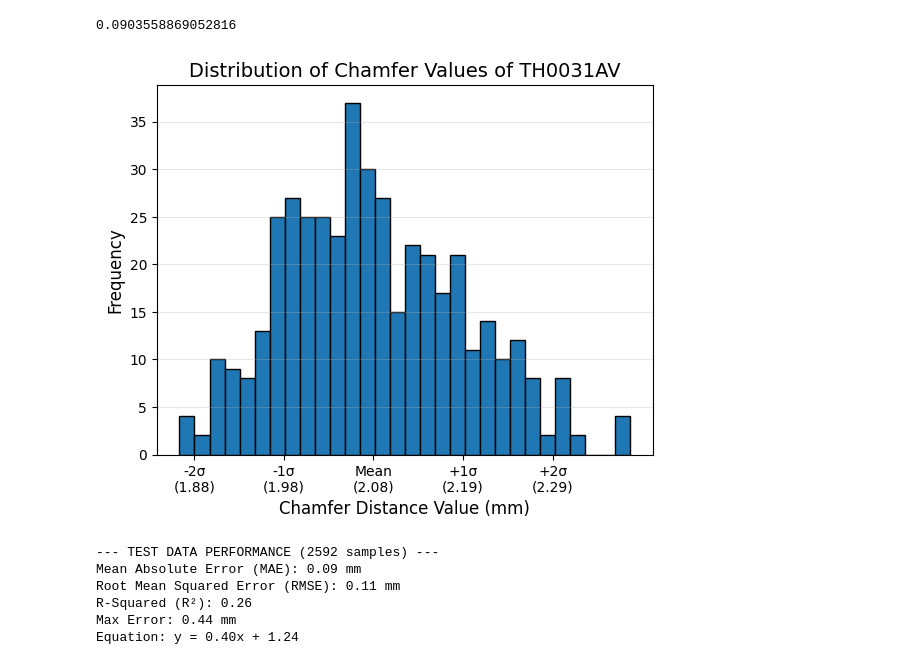
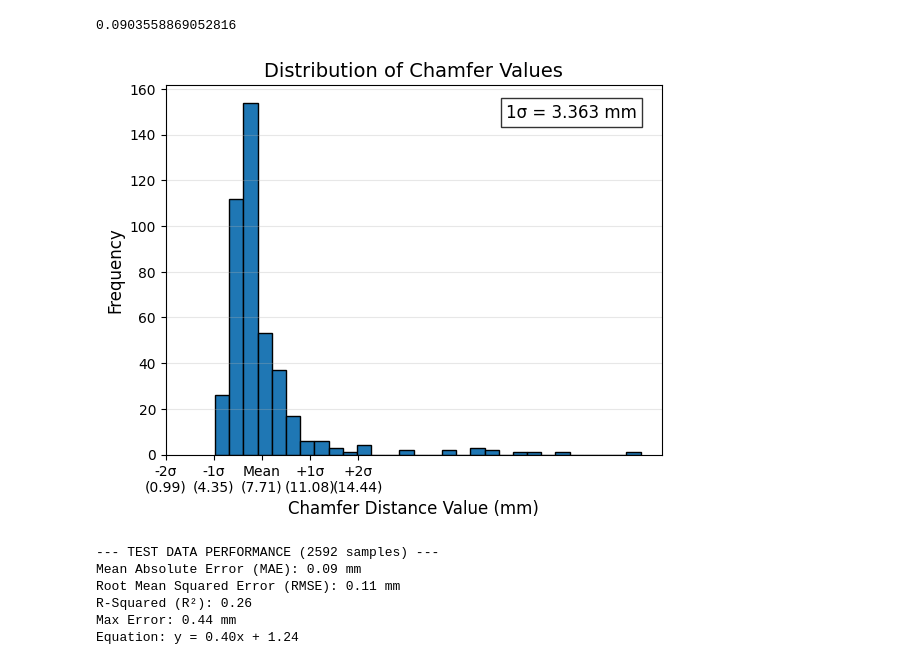
Before and after one commit to alvannauval/pointnet_pytorch_reflective, a Jupyter notebook: 1_training.ipynb, the cells around one changed output. Cells and saved outputs as stored; diff of their text form; code cells hidden in the pictures.

Commit message:
simulation data test

```diff
--- a/1_training.ipynb
+++ b/1_training.ipynb
@@ -702,13 +715,18 @@ import numpy as np
 import pandas as pd
 import matplotlib.pyplot as plt
 
-EXPERIMENT = f"TH0031AV"
+# TARGET_WORKPIECE = f""
+# TARGET_SURFACE = f"surface1"
 
-# csv_path = f"../anr_pkg/src/processed_data/training_second/metadata.csv"
-df = pd.read_csv(METADATA_PATH)
 
-df = df[df['filename'].str.contains(EXPERIMENT)]
+# df = pd.read_csv(METADATA_PATH)
 
+CSV_PATH = f"../anr_pkg/src/processed_data/training_second_square_flange/metadata.csv"
+df = pd.read_csv(CSV_PATH)
+
+
+# df = df[df['filename'].str.contains(TARGET_WORKPIECE) & df['filename'].str.contains(TARGET_SURFACE)]
+# df = df[df['filename'].str.contains(TARGET_SURFACE)]
 
 # Define your bins and plot
 plt.hist(df['chamfer_value'], bins=30, edgecolor='black')
@@ -724,35 +742,36 @@ ticks = [
     mean_val,
     mean_val + std_val,
     mean_val + 2*std_val
 ]
 
 # Format the tick labels to look nice (e.g., 'Mean\n(2.10)')
 tick_labels = [
     f'-2σ\n({ticks[0]:.2f})',
     f'-1σ\n({ticks[1]:.2f})',
     f'Mean\n({ticks[2]:.2f})',
     f'+1σ\n({ticks[3]:.2f})',
     f'+2σ\n({ticks[4]:.2f})'
 ]
 
 plt.xticks(ticks, tick_labels)
 
 plt.xlabel('Chamfer Distance Value (mm)', fontsize=12)
 plt.ylabel('Frequency', fontsize=12)
-plt.title(f'Distribution of Chamfer Values of {EXPERIMENT}', fontsize=14)
+plt.title(f'Distribution of Chamfer Values', fontsize=14)
 plt.grid(True, alpha=0.3, axis='y')
 
 # Draw vertical lines for the sigmas to make it visually clear
 # plt.axvline(mean_val, color='red', linestyle='solid', linewidth=2, label='Mean')
 # plt.axvline(mean_val - std_val, color='red', linestyle='dashed', linewidth=1.5, label='±1 Sigma')
 # plt.axvline(mean_val + std_val, color='red', linestyle='dashed', linewidth=1.5)
 # plt.axvline(mean_val - 2*std_val, color='red', linestyle='dotted', linewidth=1.5, label='±2 Sigma')
 # plt.axvline(mean_val + 2*std_val, color='red', linestyle='dotted', linewidth=1.5)
 # plt.legend()
 
+plt.text(0.95, 0.95, f'1σ = {std_val:.3f} mm', horizontalalignment='right', verticalalignment='top', transform=plt.gca().transAxes, bbox=dict(facecolor='white', alpha=0.8, edgecolor='black'), fontsize=12)
 plt.show()
 # %% [output]
-[figure, old version]
+[figure, new version]
 # %%
 # MODEL RESULT ANALYTICS #
 
```
Also changed, not shown: parts of 5 cells of this notebook, 12 other files.
